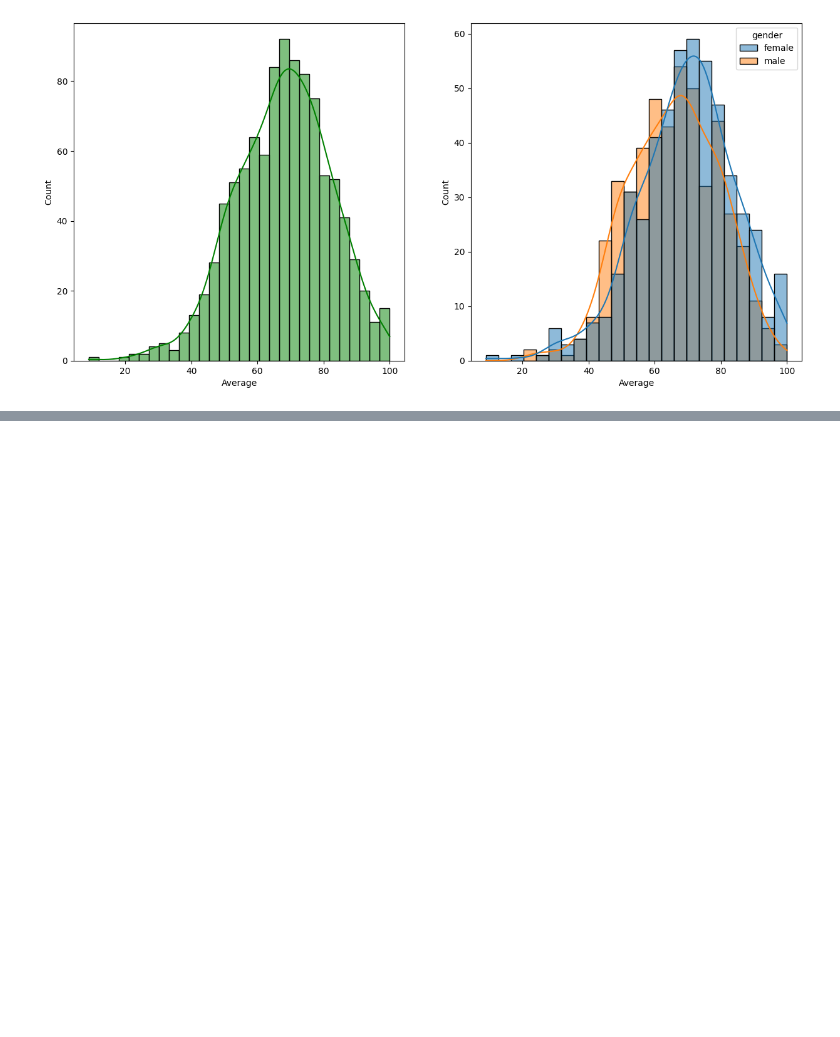
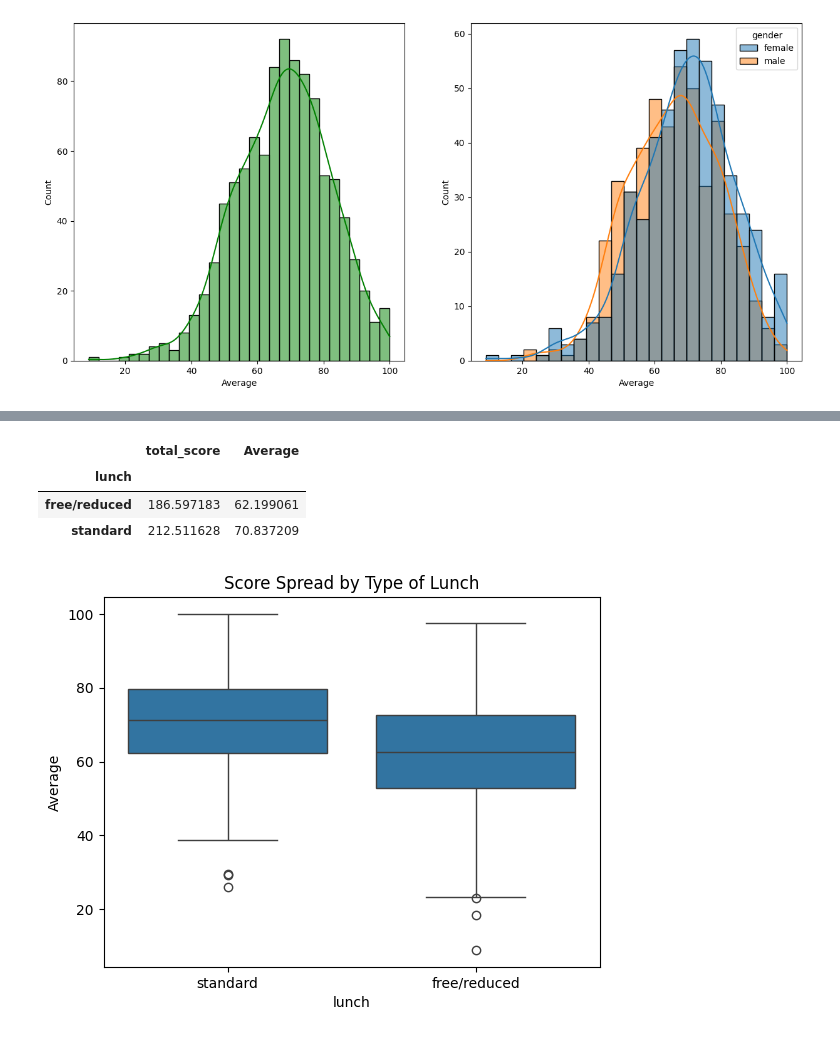
Before and after one commit to harshadarayate/DataScience, a Jupyter notebook: notebook/Eda-Student-Dataset.ipynb, the cells around one changed output, grey strips where cells are left out. Cells and saved outputs as stored; diff of their text form; code cells hidden in the pictures; blank space fills up the shorter version.

```diff
--- a/notebook/Eda-Student-Dataset.ipynb
+++ b/notebook/Eda-Student-Dataset.ipynb
@@ -339,0 +431,14 @@ plt.show()
+# %%
+# Average score by Type of Lunch
+df.groupby('lunch')[['total_score', 'Average']].mean()
+# %% [output]
+|  | total_score | Average |
+| lunch |  |  |
+| free/reduced | 186.597183 | 62.199061 |
+| standard | 212.511628 | 70.837209 |
+# %%
+sns.boxplot(data=df, x='lunch', y='Average')
+plt.title("Score Spread by Type of Lunch")
+plt.show()
+# %% [output]
+[figure, added]
```
Also changed, not shown: parts of 17 cells of this notebook, 1 other file.
